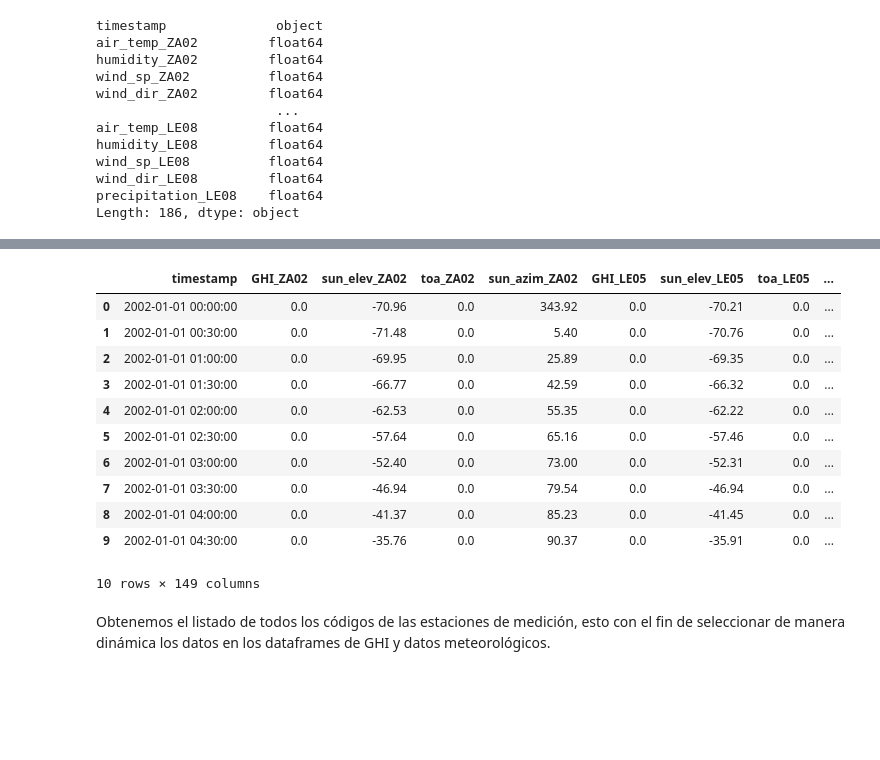
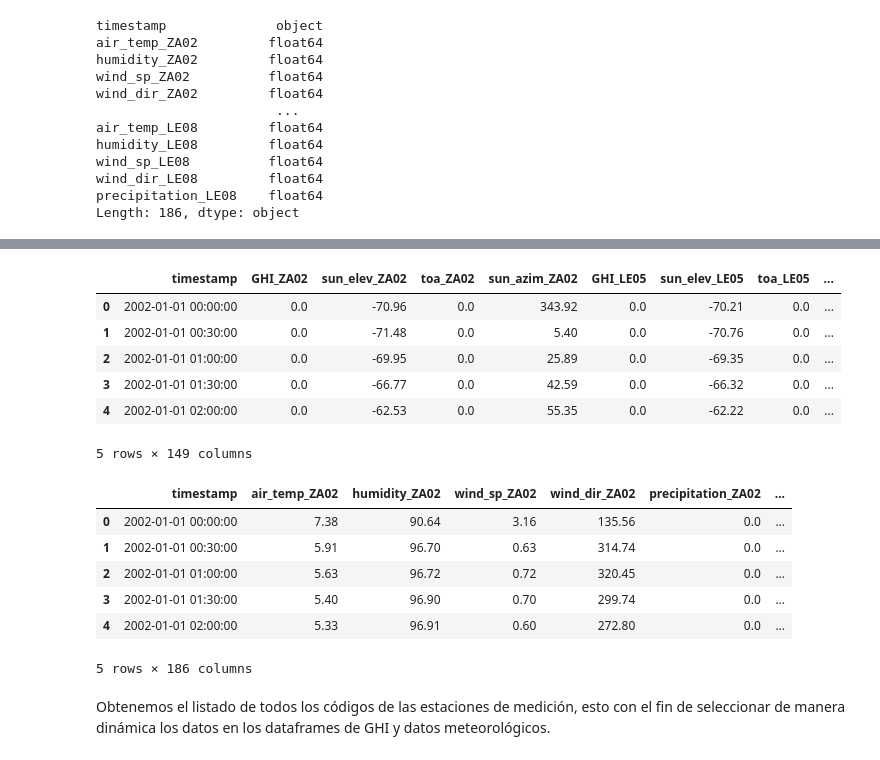
Before and after one commit to MoisesGuerreroUdeA/Seminario-Analitica-CDatos, a Jupyter notebook: jupyter/ME03/ME03.ipynb, the cells around one changed output, grey strips where cells are left out. Drawn from its saved outputs; the diff is of its cells as text; code cells hidden in the pictures; blank space fills up the shorter version.

```diff
--- a/jupyter/ME03/ME03.ipynb
+++ b/jupyter/ME03/ME03.ipynb
@@ -38,7 +22,7 @@ import seaborn as sns
 # %%
 # Lectura datos GHI
-df_ghi = pd.read_csv("CyL_GHI_ast.csv", header = 0, sep = ',')
+df_ghi = pd.read_csv("drive/MyDrive/3_Seminario/Momentos evaluativos/ME04/CyL_GHI_ast.csv", header = 0, sep = ',')
 # Lectura datos ubicación estaciones
-df_geo = pd.read_csv("CyL_geo.csv", header = 0, sep = ',')
+df_geo = pd.read_csv("drive/MyDrive/3_Seminario/Momentos evaluativos/ME04/CyL_geo.csv", header = 0, sep = ',', index_col=0)
 # Lectura datos meteorológicos por estaciones
-df_meteo = pd.read_csv("CyL_meteo.csv", header = 0, sep = ',')
+df_meteo = pd.read_csv("drive/MyDrive/3_Seminario/Momentos evaluativos/ME04/CyL_meteo.csv", header = 0, sep = ',')
@@ -83,17 +186,22 @@ df_meteo['timestamp'] = pd.to_datetime(df_meteo['timestamp'], format = '%Y-%m-%d
 # %%
-df_ghi.head(10)
+df_ghi.head()
 # %% [output]
 |  | timestamp | GHI_ZA02 | sun_elev_ZA02 | toa_ZA02 | sun_azim_ZA02 | GHI_LE05 | sun_elev_LE05 | toa_LE05 | ... |
 | 0 | 2002-01-01 00:00:00 | 0.0 | -70.96 | 0.0 | 343.92 | 0.0 | -70.21 | 0.0 | ... |
 | 1 | 2002-01-01 00:30:00 | 0.0 | -71.48 | 0.0 | 5.40 | 0.0 | -70.76 | 0.0 | ... |
 | 2 | 2002-01-01 01:00:00 | 0.0 | -69.95 | 0.0 | 25.89 | 0.0 | -69.35 | 0.0 | ... |
 | 3 | 2002-01-01 01:30:00 | 0.0 | -66.77 | 0.0 | 42.59 | 0.0 | -66.32 | 0.0 | ... |
 | 4 | 2002-01-01 02:00:00 | 0.0 | -62.53 | 0.0 | 55.35 | 0.0 | -62.22 | 0.0 | ... |
-| 5 | 2002-01-01 02:30:00 | 0.0 | -57.64 | 0.0 | 65.16 | 0.0 | -57.46 | 0.0 | ... |
-| 6 | 2002-01-01 03:00:00 | 0.0 | -52.40 | 0.0 | 73.00 | 0.0 | -52.31 | 0.0 | ... |
-| 7 | 2002-01-01 03:30:00 | 0.0 | -46.94 | 0.0 | 79.54 | 0.0 | -46.94 | 0.0 | ... |
-| 8 | 2002-01-01 04:00:00 | 0.0 | -41.37 | 0.0 | 85.23 | 0.0 | -41.45 | 0.0 | ... |
-| 9 | 2002-01-01 04:30:00 | 0.0 | -35.76 | 0.0 | 90.37 | 0.0 | -35.91 | 0.0 | ... |
-10 rows × 149 columns
+5 rows × 149 columns
+# %%
+df_meteo.head()
+# %% [output]
+|  | timestamp | air_temp_ZA02 | humidity_ZA02 | wind_sp_ZA02 | wind_dir_ZA02 | precipitation_ZA02 | ... |
+| 0 | 2002-01-01 00:00:00 | 7.38 | 90.64 | 3.16 | 135.56 | 0.0 | ... |
+| 1 | 2002-01-01 00:30:00 | 5.91 | 96.70 | 0.63 | 314.74 | 0.0 | ... |
+| 2 | 2002-01-01 01:00:00 | 5.63 | 96.72 | 0.72 | 320.45 | 0.0 | ... |
+| 3 | 2002-01-01 01:30:00 | 5.40 | 96.90 | 0.70 | 299.74 | 0.0 | ... |
+| 4 | 2002-01-01 02:00:00 | 5.33 | 96.91 | 0.60 | 272.80 | 0.0 | ... |
+5 rows × 186 columns
 # %% [markdown]
 Obtenemos el listado de todos los códigos de las estaciones de medición, esto con el fin de seleccionar de manera dinámica los datos en los dataframes de GHI y datos meteorológicos.
```
Also changed, not shown: parts of 20 cells of this notebook.
